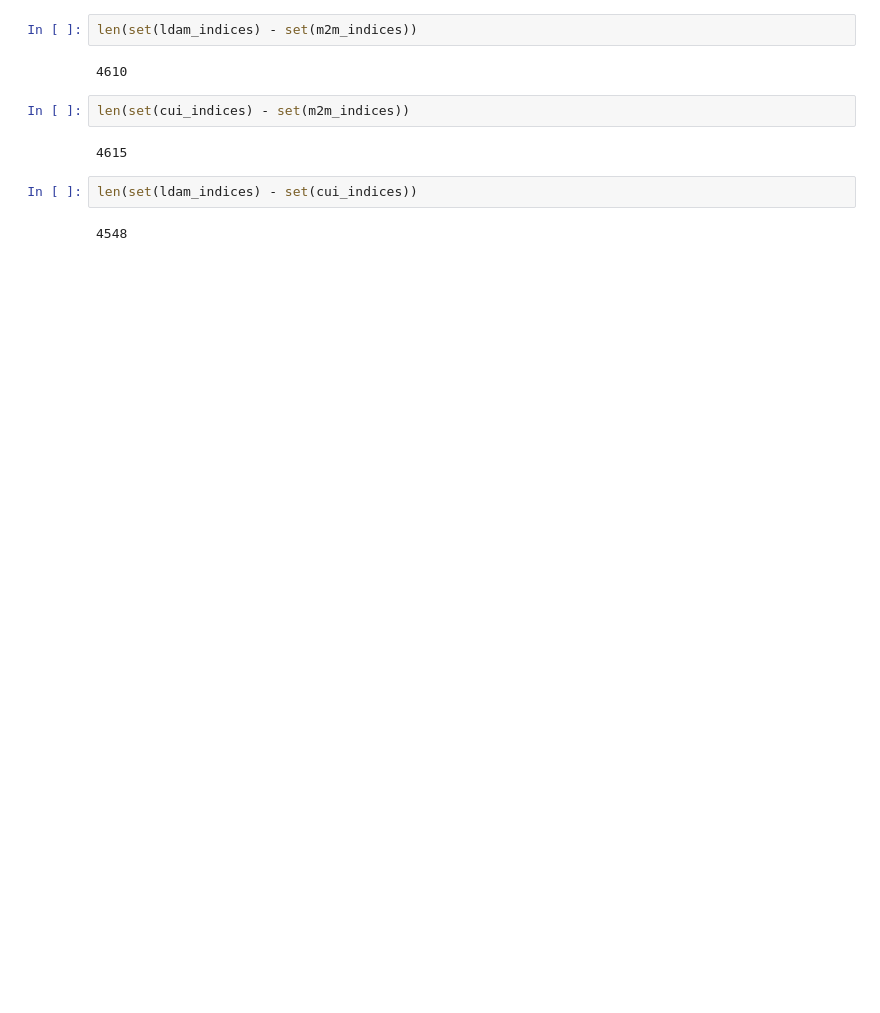
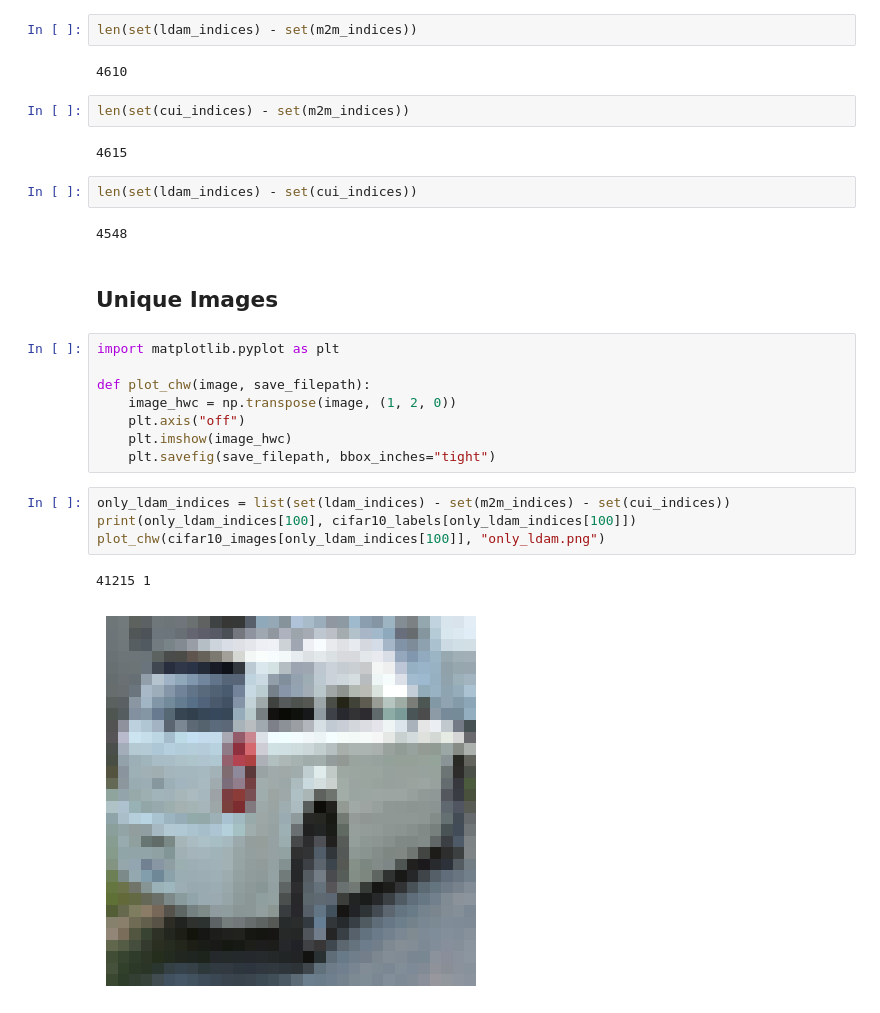
Before and after one commit to seungjaeryanlee/pure-noise, a Jupyter notebook: dataset_comparison.ipynb, the cells around one changed output. Cells and saved outputs as stored; diff of their text form; blank space fills up the shorter version.

Commit message:
Plot images unique to a dataset

```diff
--- a/dataset_comparison.ipynb
+++ b/dataset_comparison.ipynb
@@ -187,3 +187,20 @@ len(set(cui_indices) - set(m2m_indices))
 len(set(ldam_indices) - set(cui_indices))
 # %% [output]
 4548
+# %% [markdown]
+## Unique Images
+# %%
+import matplotlib.pyplot as plt
+
+def plot_chw(image, save_filepath):
+    image_hwc = np.transpose(image, (1, 2, 0))
+    plt.axis("off")
+    plt.imshow(image_hwc)
+    plt.savefig(save_filepath, bbox_inches="tight")
+# %%
+only_ldam_indices = list(set(ldam_indices) - set(m2m_indices) - set(cui_indices))
+print(only_ldam_indices[100], cifar10_labels[only_ldam_indices[100]])
+plot_chw(cifar10_images[only_ldam_indices[100]], "only_ldam.png")
+# %% [output]
+41215 1
+[figure, added]
```
Also changed, not shown: parts of 3 cells of this notebook.
